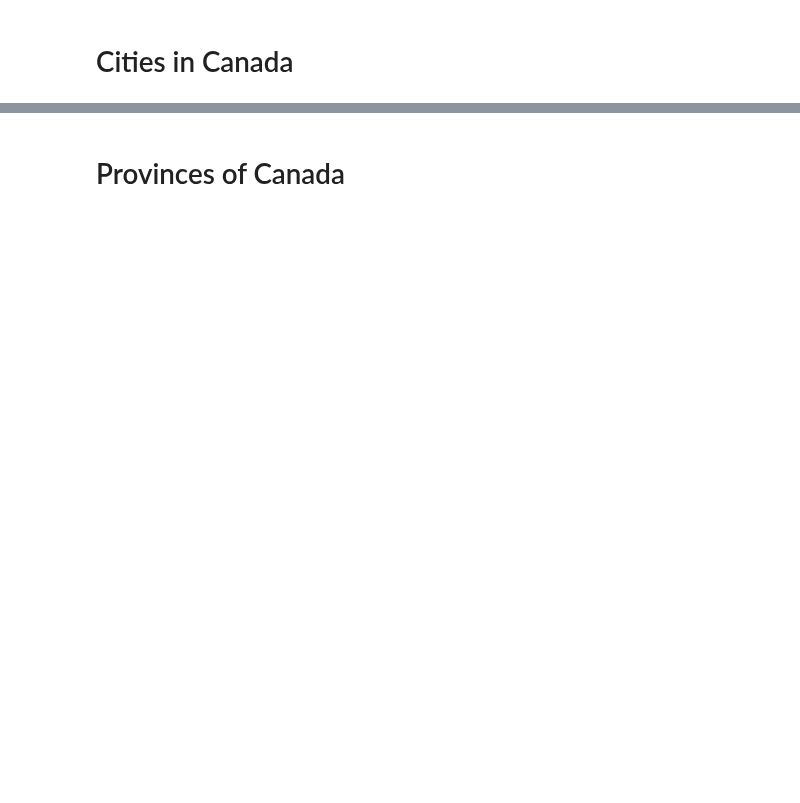
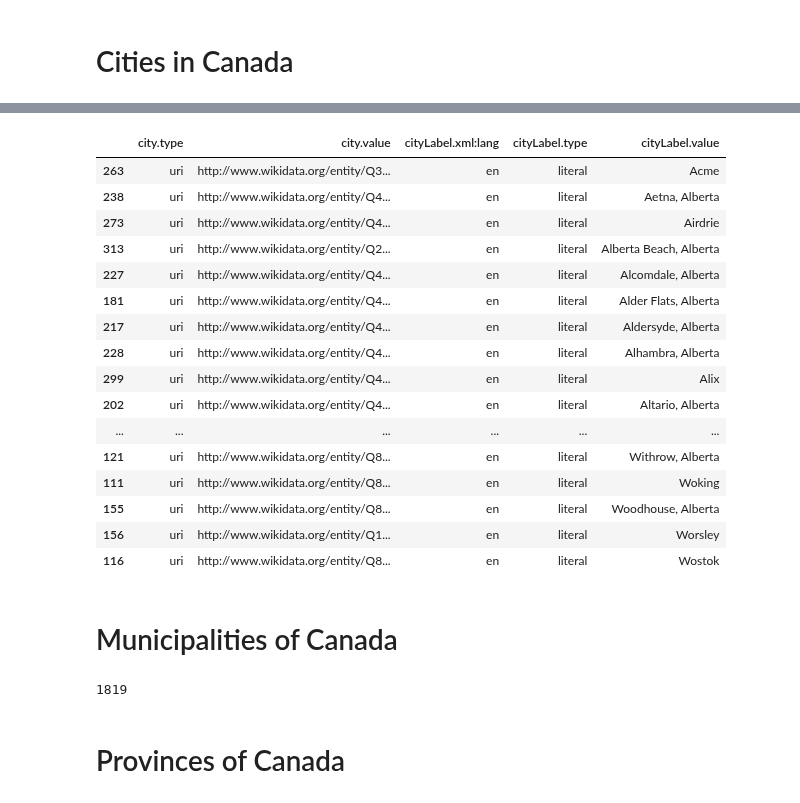
Before and after one commit to christiannielsen98/DVML-P7, a Jupyter notebook: Code/Development/wikidata_locations.ipynb, the cells around one changed output, grey strips where cells are left out. Drawn from its saved outputs; the diff is of its cells as text; code cells hidden in the pictures; blank space fills up the shorter version.

```diff
--- a/Code/Development/wikidata_locations.ipynb
+++ b/Code/Development/wikidata_locations.ipynb
@@ -2,11 +2,14 @@
 from SPARQLWrapper import SPARQLWrapper, JSON
 import pandas as pd
 
+pd.set_option('display.max_columns', None)
+pd.set_option('display.max_rows', None)
+
 from Code.UtilityFunctions.get_data_path import get_path
 # %%
 def wikidata_query(sparql_query: str):
     # From https://www.wikidata.org/wiki/Wikidata:SPARQL_query_service/queries/examples#Cats
-    user_agent = "WDQS-example Python/%s.%s" % (sys.version_info[0], sys.version_info[1])
+    user_agent = "Location Information - USA & Canada/%s.%s" % (sys.version_info[0], sys.version_info[1])
     sparql = SPARQLWrapper("https://query.wikidata.org/sparql", agent=user_agent)
     sparql.setQuery(sparql_query)
     sparql.setReturnFormat(JSON)
@@ -79,7 +135,7 @@ result_us_states.to_csv(path_or_buf=get_path("usStates.csv"))
 # P17 country
 # Q16 Canada
 
-query_all_canada_cities = """
+query_canada_cities = """
 SELECT ?city ?cityLabel ?province ?population
 WHERE {
     ?city wdt:P31/wdt:P279* wd:Q515 .
@@ -104,4 +160,25 @@ WHERE {
 }
 """
 
-result_can_cities = wikidata_query(query_all_canada_cities)
+query_canada_cities = """
+SELECT DISTINCT ?city ?cityLabel
+WHERE {
+	{
+        ?city wdt:P31/wdt:P279* wd:Q515 .
+	    ?city wdt:P131+ wd:Q1951 .
+    }
+	UNION
+	{
+        ?city wdt:P31/wdt:P279* wd:Q532 .
+        ?city wdt:P131+ wd:Q1951 .
+    }
+    SERVICE wikibase:label { bd:serviceParam wikibase:language "[AUTO_LANGUAGE],en" . }
+}
+"""
+
+
+result_can_cities = wikidata_query(query_canada_cities)
+# result_can_cities = result_can_cities[["city.value", "cityLabel.value", "state.value", "population.value"]]
+# can_city_renames = {"city.value": "city_iri", "cityLabel.value": "city", "state.value": "state_iri", "population.value": "population"}
+# result_can_cities.rename(columns=can_city_renames, inplace=True)
+# result_can_cities.to_csv(path_or_buf=get_path("canadaCities.csv"))
@@ -108,4 +189,0 @@ result_can_cities = wikidata_query(query_all_canada_cities)
-# %%
-result_can_cities = result_can_cities[["city.value", "cityLabel.value", "province.value", "population.value"]]
-can_city_renames = {"city.value": "CityCode", "cityLabel.value": "City", "province.value": "ProvinceCode", "population.value": "Population"}
-result_can_cities.rename(columns=can_city_renames, inplace=True)
@@ -113,0 +190,23 @@ result_can_cities.to_csv(path_or_buf=get_path("canadaCities.csv"))
+# %%
+# 7,986
+result_can_cities.sort_values(by="cityLabel.value")
+# %% [output]
+|  | city.type | city.value | cityLabel.xml:lang | cityLabel.type | cityLabel.value |
+| 263 | uri | http://www.wikidata.org/entity/Q3... | en | literal | Acme |
+| 238 | uri | http://www.wikidata.org/entity/Q4... | en | literal | Aetna, Alberta |
+| 273 | uri | http://www.wikidata.org/entity/Q4... | en | literal | Airdrie |
+| 313 | uri | http://www.wikidata.org/entity/Q2... | en | literal | Alberta Beach, Alberta |
+| 227 | uri | http://www.wikidata.org/entity/Q4... | en | literal | Alcomdale, Alberta |
+| 181 | uri | http://www.wikidata.org/entity/Q4... | en | literal | Alder Flats, Alberta |
+| 217 | uri | http://www.wikidata.org/entity/Q4... | en | literal | Aldersyde, Alberta |
+| 228 | uri | http://www.wikidata.org/entity/Q4... | en | literal | Alhambra, Alberta |
+| 299 | uri | http://www.wikidata.org/entity/Q4... | en | literal | Alix |
+| 202 | uri | http://www.wikidata.org/entity/Q4... | en | literal | Altario, Alberta |
+| ... | ... | ... | ... | ... | ... |
+| 121 | uri | http://www.wikidata.org/entity/Q8... | en | literal | Withrow, Alberta |
+| 111 | uri | http://www.wikidata.org/entity/Q8... | en | literal | Woking |
+| 155 | uri | http://www.wikidata.org/entity/Q8... | en | literal | Woodhouse, Alberta |
+| 156 | uri | http://www.wikidata.org/entity/Q1... | en | literal | Worsley |
+| 116 | uri | http://www.wikidata.org/entity/Q8... | en | literal | Wostok |
+# %% [markdown]
+# Municipalities of Canada
@@ -114,3 +224,8 @@ result_can_cities.to_csv(path_or_buf=get_path("canadaCities.csv"))
+# %%
+# 3,573
+len(res)
+# %% [output]
+1819
 # %% [markdown]
 # Provinces of Canada
 # %%
```
Also changed, not shown: parts of 18 cells of this notebook.
